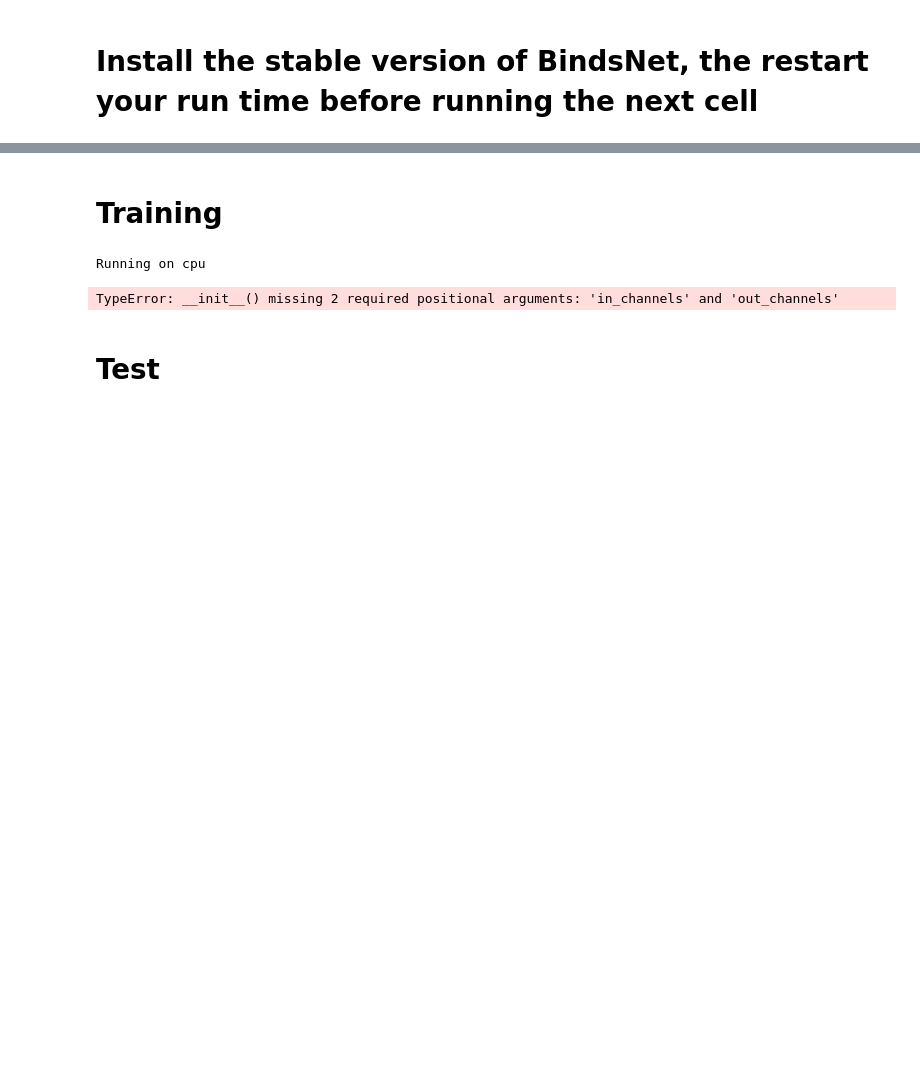
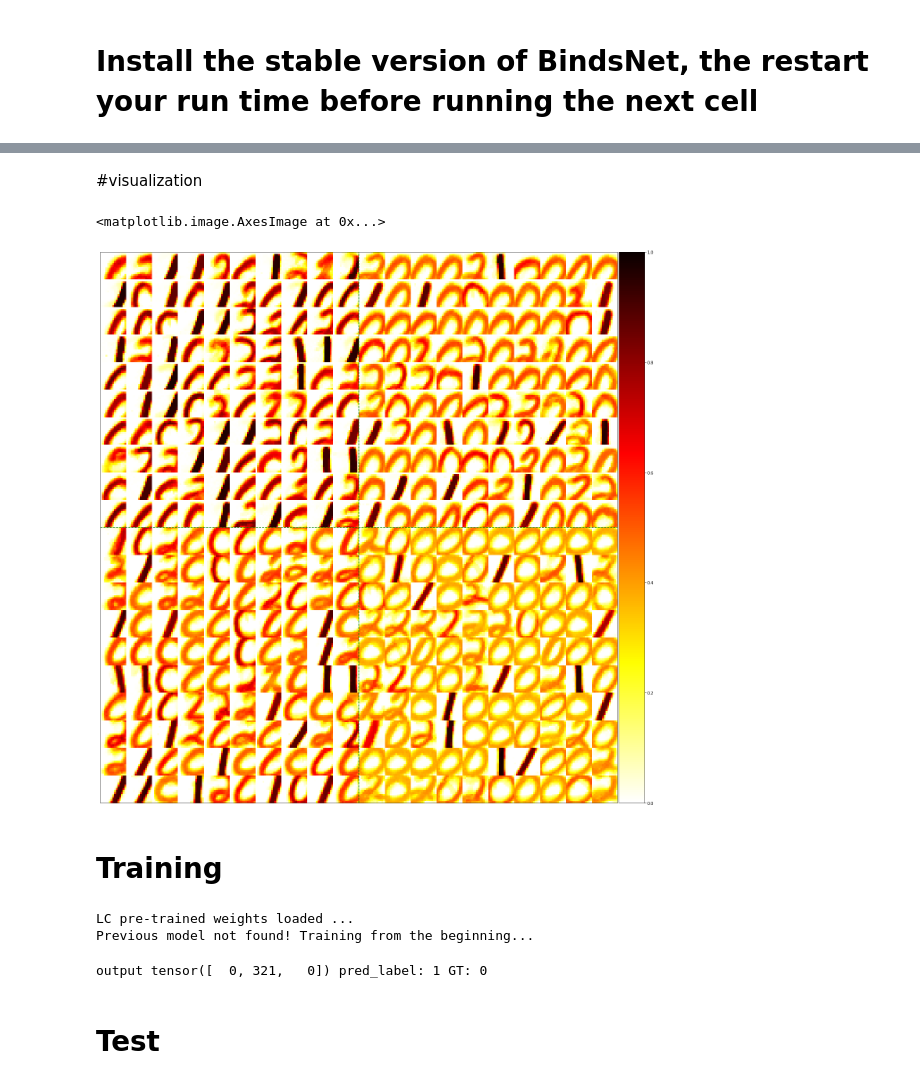
Before and after one commit to Singular-Brain/BioLCNet, a Jupyter notebook: main.ipynb, the cells around one changed output, grey strips where cells are left out. Cells and saved outputs as stored; diff of their text form; code cells hidden in the pictures; blank space fills up the shorter version.

```diff
--- a/main.ipynb
+++ b/main.ipynb
@@ -5,48 +206,25 @@
+# %% [markdown]
+#visualization
+# %%
+compute_size = lambda inp_size, k, s: int((inp_size-k)/s) + 1
+
+plot_locally_connected_weights(
+    weights= net.connections[("input","main")].w,
+    n_filters= hparams["n_channels_lc"],
+    kernel_size= hparams["filter_size"],
+    conv_size= compute_size(hparams["crop_size"], hparams["filter_size"], hparams["stride"]),
+    locations= net.connections[("input","main")].locations,
+    input_sqrt= hparams["crop_size"],
+    wmin = 0.0,
+    wmax = 1.0,
+    figsize=(20, 20),
+    cmap = "hot_r",)
+# %% [output]
+<matplotlib.image.AxesImage at 0x...>
+[figure, added]
 # %% [markdown]
 # Training
 # %%
-import torch
-import os
-import numpy as np
-
-from biolcnet import BioLCNet
-from reward import DynamicDopamineInjection
-from dataset import ClassSelector, load_datasets
-import matplotlib.pyplot as plt
-
-gpu = True
-seed = 2045 # The singularity is near!
-
-device = torch.device("cuda" if torch.cuda.is_available() else "cpu")
-
-
-if gpu and torch.cuda.is_available():
-    torch.cuda.manual_seed_all(seed)
-else:
-    torch.manual_seed(seed)
-    device = "cpu"
-    if gpu:
-        gpu = False
-
-torch.set_num_threads(os.cpu_count() - 1)
-print("Running on", device)
-
-
-n_neurons = 300
-# Dataset Hyperparameters
-target_classes = (0,1,2)
-if target_classes:
-    npz_file = np.load(f'./masks/mask_{"_".join([str(i) for i in target_classes])}.npz')
-    mask, mask_test = torch.from_numpy(npz_file['arr_0']), torch.from_numpy(npz_file['arr_1'])
-    n_classes = len(target_classes)
-
-else:
-    mask = None
-    mask_test = None
-    n_classes = 10
-neuron_per_class = n_neurons//n_classes
-
-
 train_hparams = {
     'n_train' : 10000,
     'n_test' : 10000,
@@ -96,7 +274,7 @@ network_hparams = {
     'inh_factor_LC': 100,
 
     # Normalization
-    'norm_factor_LC': 0.25*15*15,
+    'norm_factor_LC': 0.25,
 
     # clamping
     'clamp_intensity': None,
@@ -104,7 +282,7 @@ network_hparams = {
     # Save
     'save_path': None,  # Specify for saving the model (Especially for pre-training the lc layer)
     'load_path': None,
-    'LC_weights_path': 'BioLCNet_layer1_Shallow_f15_s4_inh100_norm25_ch100_pretrained_LCweights.pth', # Specify for loading the pre-trained lc weights
+    'LC_weights_path': "/content/drive/MyDrive/Data/LC_weights_012pth", #'BioLCNet_layer1_Shallow_f15_s4_inh100_norm25_ch100_pretrained_LCweights.pth', # Specify for loading the pre-trained lc weights
 
     # Plot:
     'confusion_matrix' : False,
@@ -143,8 +321,9 @@ net = BioLCNet(**hparams, reward_fn = DynamicDopamineInjection, gpu = gpu)
 net.testing = False
 net.fit(dataloader = dataloader, val_loader = val_loader, reward_hparams = reward_hparams, online_validate = False, **train_hparams)
 # %% [output]
-Running on cpu
+LC pre-trained weights loaded ...
+Previous model not found! Training from the beginning...
-TypeError: __init__() missing 2 required positional arguments: 'in_channels' and 'out_channels'
+output tensor([  0, 321,   0]) pred_label: 1 GT: 0
 # %% [markdown]
 # Test
 # %%
```
Also changed, not shown: parts of 9 cells of this notebook.
